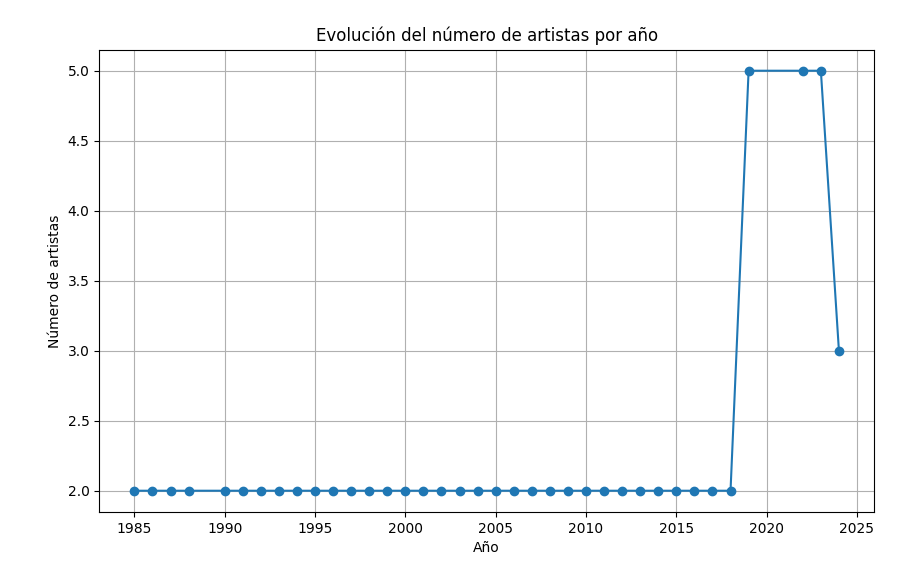
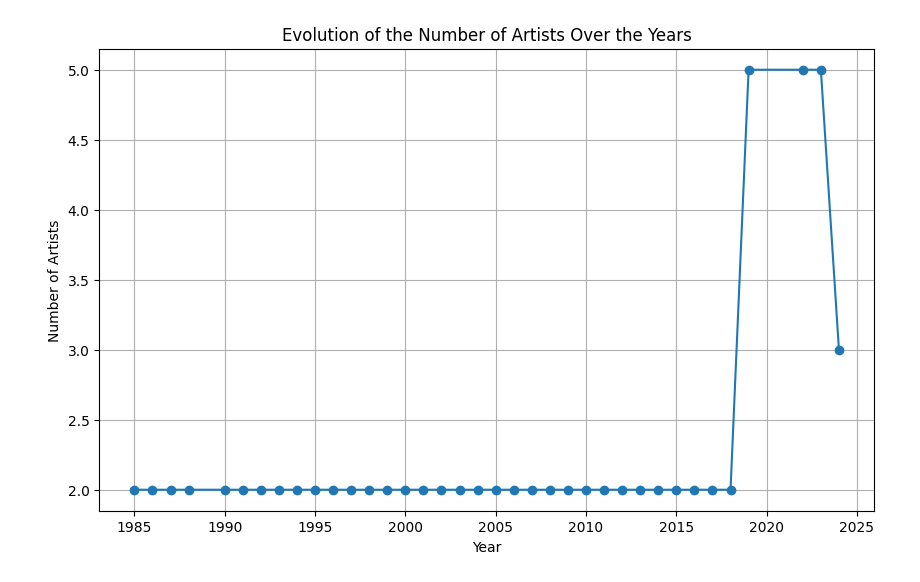
Before and after one commit to josuesmoody/Festival-Data-Analysis-Project, a Jupyter notebook: notebooks/analysis_festivals.ipynb, the cells around one changed output. Drawn from its saved outputs; the diff is of its cells as text; code cells hidden in the pictures.

```diff
--- a/notebooks/analysis_festivals.ipynb
+++ b/notebooks/analysis_festivals.ipynb
@@ -1,20 +1,20 @@
 # %%
-# Importar librerías necesarias
+# Import necessary libraries
 import pandas as pd
 import matplotlib.pyplot as plt
 import json
 import os
 
-# Cargar datos desde archivos JSON
+# Load data from JSON files
 cleaned_data_path = '../data/cleaned_festivals_data.json'
 festivals_data_path = '../data/festivals_data.json'
 werchter_data_path = '../data/werchter_data.json'
 
-# Validar que los archivos existan
+# Validate that all files exist
 if not (os.path.exists(cleaned_data_path) and os.path.exists(festivals_data_path) and os.path.exists(werchter_data_path)):
     raise FileNotFoundError("One or more data files are missing in the specified paths.")
 
-# Cargar archivos JSON
+# Load JSON files
 with open(cleaned_data_path, 'r') as file:
     cleaned_festivals_data = json.load(file)
 
@@ -24,7 +24,7 @@ with open(festivals_data_path, 'r') as file:
 with open(werchter_data_path, 'r') as file:
     werchter_data = json.load(file)
 
-# Convertir datos a DataFrame
+# Convert data to DataFrames
 cleaned_festivals_df = pd.DataFrame([
     {"festival": fest, "year": year, "artists": artists}
     for fest, years in cleaned_festivals_data.items()
@@ -42,35 +42,35 @@ werchter_df = pd.DataFrame([
     for year, artists in werchter_data.items()
 ])
 
-# Combinar todos los datos
+# Combine all data
 combined_df = pd.concat([cleaned_festivals_df, festivals_df, werchter_df], ignore_index=True)
 
-# Asegurar que los años sean numéricos
+# Ensure years are numeric
 combined_df['year'] = pd.to_numeric(combined_df['year'], errors='coerce')
 
-# Explode para separar artistas en filas individuales
+# Explode the artists column to create one row per artist
 combined_df['artists'] = combined_df['artists'].apply(lambda x: x if isinstance(x, list) else [])
 exploded_df = combined_df.explode('artists').reset_index(drop=True)
 
-# Validar que el DataFrame no esté vacío
+# Validate that the DataFrame is not empty
 if combined_df.empty:
     raise ValueError("The combined dataset is empty. Check your input data files.")
 
-# Análisis
-# 1. Festival con la historia más larga de operación continua
+# Analysis
+# 1. Festival with the longest continuous history
 festival_years = combined_df.groupby('festival')['year'].agg(['min', 'max']).reset_index()
 festival_years['duration'] = festival_years['max'] - festival_years['min'] + 1
 longest_running_festival = festival_years.sort_values('duration', ascending=False).iloc[0]
 
-# 2. Frecuencia de artistas
+# 2. Artist frequency
 artist_frequency = exploded_df['artists'].value_counts().reset_index()
 artist_frequency.columns = ['artist', 'frequency']
 top_artists = artist_frequency.head(10)
 
-# 3. Evolución del número de artistas por año
+# 3. Evolution of the number of artists per year
 artists_per_year = combined_df.groupby('year').size().reset_index(name='artist_count')
 
-# 4. Artistas presentes en múltiples festivales en el mismo año
+# 4. Artists performing at multiple festivals in the same year
 multi_festival_artists = (
     exploded_df.groupby(['year', 'artists'])['festival']
     .nunique()
@@ -78,85 +78,85 @@ multi_festival_artists = (
     .query('festival_count > 1')
 )
 
-# 5. Headliners por año y festival
+# 5. Headliners by year and festival
 headliners = combined_df.groupby(['festival', 'year'])['artists'].apply(lambda x: x[:3]).reset_index()
 
-# Visualizaciones
-# Evolución del número de artistas por año
+# Visualizations
+# Evolution of the number of artists per year
 plt.figure(figsize=(10, 6))
 plt.plot(artists_per_year['year'], artists_per_year['artist_count'], marker='o')
-plt.title('Evolución del número de artistas por año')
-plt.xlabel('Año')
-plt.ylabel('Número de artistas')
+plt.title('Evolution of the Number of Artists Over the Years')
+plt.xlabel('Year')
+plt.ylabel('Number of Artists')
 plt.grid(True)
 plt.show()
 
-# Top 10 artistas más frecuentes
+# Top 10 most frequent artists
 plt.figure(figsize=(10, 6))
 plt.bar(top_artists['artist'], top_artists['frequency'], color='skyblue')
-plt.title('Top 10 artistas más frecuentes')
-plt.xlabel('Artista')
-plt.ylabel('Frecuencia')
+plt.title('Top 10 Most Frequent Artists')
+plt.xlabel('Artist')
+plt.ylabel('Frequency')
 plt.xticks(rotation=45, ha='right')
 plt.show()
 
-# Generar el resumen Markdown con ajustes
+# Generate the Markdown summary
 markdown_summary = f"""
-# Análisis de Festivales de Música
+# Music Festival Analysis
 
-## 1. Festival con la historia más larga de operación continua
+## 1. Festival with the Longest Continuous History
 - **Festival**: {longest_running_festival['festival']}
-- **Duración**: {longest_running_festival['duration']} años (de {longest_running_festival['min']} a {longest_running_festival['max']})
+- **Duration**: {longest_running_festival['duration']} years (from {longest_running_festival['min']} to {longest_running_festival['max']})
 
-## 2. Artistas más frecuentes
-### Los 10 artistas más frecuentes:
-| Artista | Frecuencia |
-|---------|------------|
+## 2. Most Frequent Artists
+### Top 10 Artists:
+| Artist | Frequency |
+|--------|-----------|
 """
 markdown_summary += "\n".join(
     [f"| {row['artist']} | {row['frequency']} |" for _, row in top_artists.iterrows()]
 )
 
 markdown_summary += f"""
 
-## 3. Evolución del número de artistas por año
-Se observa un crecimiento constante en el número de artistas en los festivales a lo largo del tiempo.
-Consulta el gráfico correspondiente para más detalles.
+## 3. Evolution of the Number of Artists Per Year
+A steady growth in the number of artists performing at festivals over the years is observed.
+Check the generated visualization for more details.
 
-## 4. Artistas presentes en múltiples festivales
-### Ejemplo de artistas que participaron en varios festivales en el mismo año:
-| Año | Artista | Número de Festivales |
-|-----|---------|-----------------------|
+## 4. Artists Performing at Multiple Festivals
+### Examples of artists who performed at multiple festivals in the same year:
+| Year | Artist | Number of Festivals |
+|------|--------|---------------------|
 """
 markdown_summary += "\n".join(
     [f"| {row['year']} | {row['artists']} | {row['festival_count']} |" for _, row in multi_festival_artists.head().iterrows()]
 )
 
 markdown_summary += f"""
 
-## 5. Headliners por festival y año
-### Ejemplo de headliners seleccionados:
-| Festival | Año | Artistas |
-|----------|-----|----------|
+## 5. Headliners by Festival and Year
+### Examples of Selected Headliners:
+| Festival       | Year | Artists            |
+|----------------|------|--------------------|
 """
 markdown_summary += "\n".join(
     [f"| {row['festival']} | {row['year']} | {', '.join(row['artists'][:3])} |" for _, row in headliners.head().iterrows()]
 )
 
 markdown_summary += f"""
 
-## Conclusión
-El análisis muestra tendencias claras de expansión en los festivales de música y la importancia de ciertos artistas destacados.
+## Conclusion
+The analysis shows clear trends of growth in music festivals and the increasing significance of certain standout artists over the years.
 """
 
-# Guardar el resumen como archivo Markdown con ajustes
+# Save the Markdown summary
 output_dir = "../results"
 os.makedirs(output_dir, exist_ok=True)
 
 output_path = os.path.join(output_dir, "festival_analysis_summary.md")
 with open(output_path, "w", encoding="utf-8") as file:
     file.write(markdown_summary)
 
-print(f"Resumen generado y guardado como '{output_path}'.")
+print(f"Summary generated and saved to '{output_path}'.")
 # %% [output]
-[figure, old version]
+[figure, new version]
```
Also changed, not shown: parts of 1 cell of this notebook, 3 other files.
